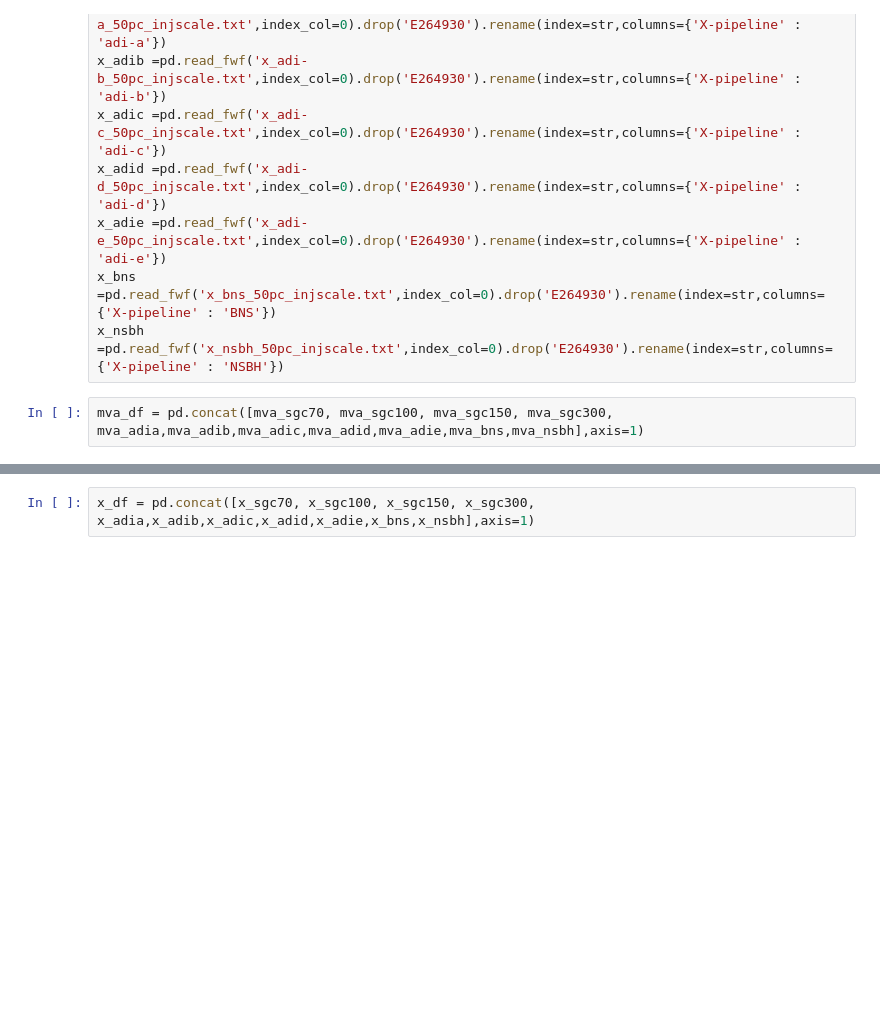
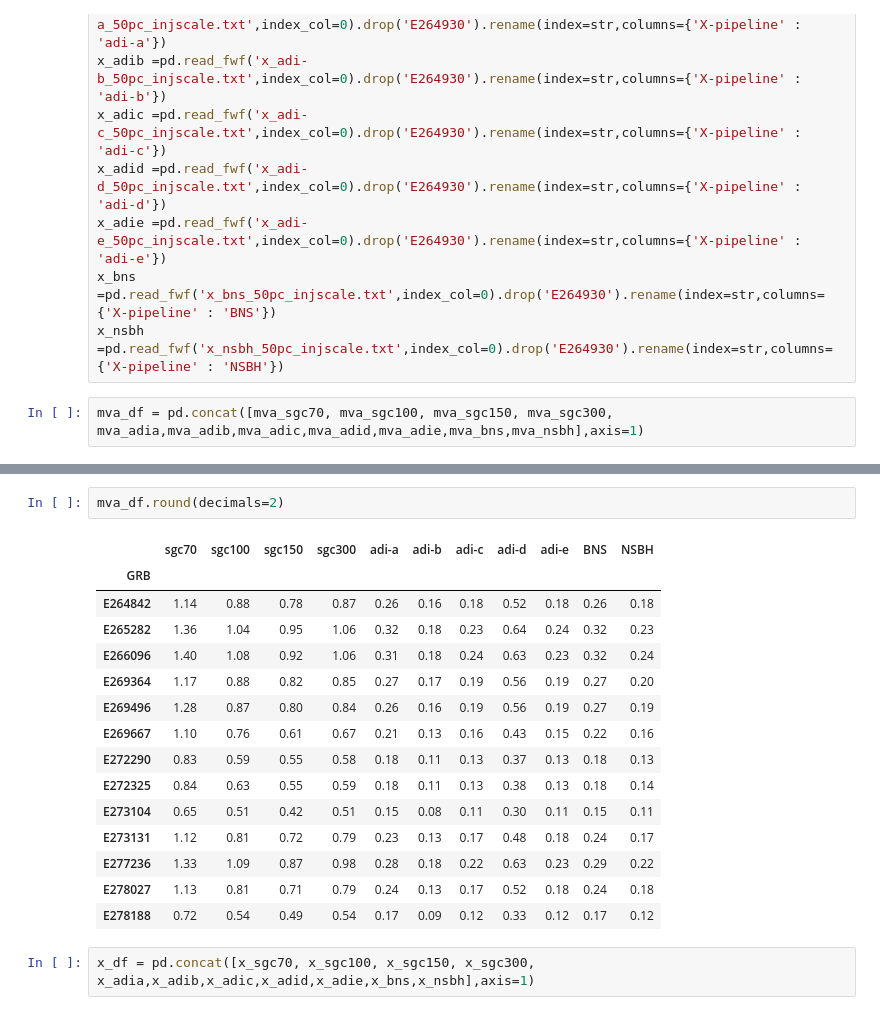
Before and after one commit to idorrington92/thesis, a Jupyter notebook: mva_inj_scale.ipynb, the cells around one changed output, grey strips where cells are left out. Cells and saved outputs as stored; diff of their text form; blank space fills up the shorter version.

```diff
--- a/mva_inj_scale.ipynb
+++ b/mva_inj_scale.ipynb
@@ -50,2 +32,20 @@ mva_df
+# %%
+mva_df.round(decimals=2)
+# %% [output]
+|  | sgc70 | sgc100 | sgc150 | sgc300 | adi-a | adi-b | adi-c | adi-d | adi-e | BNS | NSBH |
+| GRB |  |  |  |  |  |  |  |  |  |  |  |
+| E264842 | 1.14 | 0.88 | 0.78 | 0.87 | 0.26 | 0.16 | 0.18 | 0.52 | 0.18 | 0.26 | 0.18 |
+| E265282 | 1.36 | 1.04 | 0.95 | 1.06 | 0.32 | 0.18 | 0.23 | 0.64 | 0.24 | 0.32 | 0.23 |
+| E266096 | 1.40 | 1.08 | 0.92 | 1.06 | 0.31 | 0.18 | 0.24 | 0.63 | 0.23 | 0.32 | 0.24 |
+| E269364 | 1.17 | 0.88 | 0.82 | 0.85 | 0.27 | 0.17 | 0.19 | 0.56 | 0.19 | 0.27 | 0.20 |
+| E269496 | 1.28 | 0.87 | 0.80 | 0.84 | 0.26 | 0.16 | 0.19 | 0.56 | 0.19 | 0.27 | 0.19 |
+| E269667 | 1.10 | 0.76 | 0.61 | 0.67 | 0.21 | 0.13 | 0.16 | 0.43 | 0.15 | 0.22 | 0.16 |
+| E272290 | 0.83 | 0.59 | 0.55 | 0.58 | 0.18 | 0.11 | 0.13 | 0.37 | 0.13 | 0.18 | 0.13 |
+| E272325 | 0.84 | 0.63 | 0.55 | 0.59 | 0.18 | 0.11 | 0.13 | 0.38 | 0.13 | 0.18 | 0.14 |
+| E273104 | 0.65 | 0.51 | 0.42 | 0.51 | 0.15 | 0.08 | 0.11 | 0.30 | 0.11 | 0.15 | 0.11 |
+| E273131 | 1.12 | 0.81 | 0.72 | 0.79 | 0.23 | 0.13 | 0.17 | 0.48 | 0.18 | 0.24 | 0.17 |
+| E277236 | 1.33 | 1.09 | 0.87 | 0.98 | 0.28 | 0.18 | 0.22 | 0.63 | 0.23 | 0.29 | 0.22 |
+| E278027 | 1.13 | 0.81 | 0.71 | 0.79 | 0.24 | 0.13 | 0.17 | 0.52 | 0.18 | 0.24 | 0.18 |
+| E278188 | 0.72 | 0.54 | 0.49 | 0.54 | 0.17 | 0.09 | 0.12 | 0.33 | 0.12 | 0.17 | 0.12 |
 # %%
 x_df = pd.concat([x_sgc70, x_sgc100, x_sgc150, x_sgc300, x_adia,x_adib,x_adic,x_adid,x_adie,x_bns,x_nsbh],axis=1)
```
Also changed, not shown: parts of 5 cells of this notebook, 20 other files.
